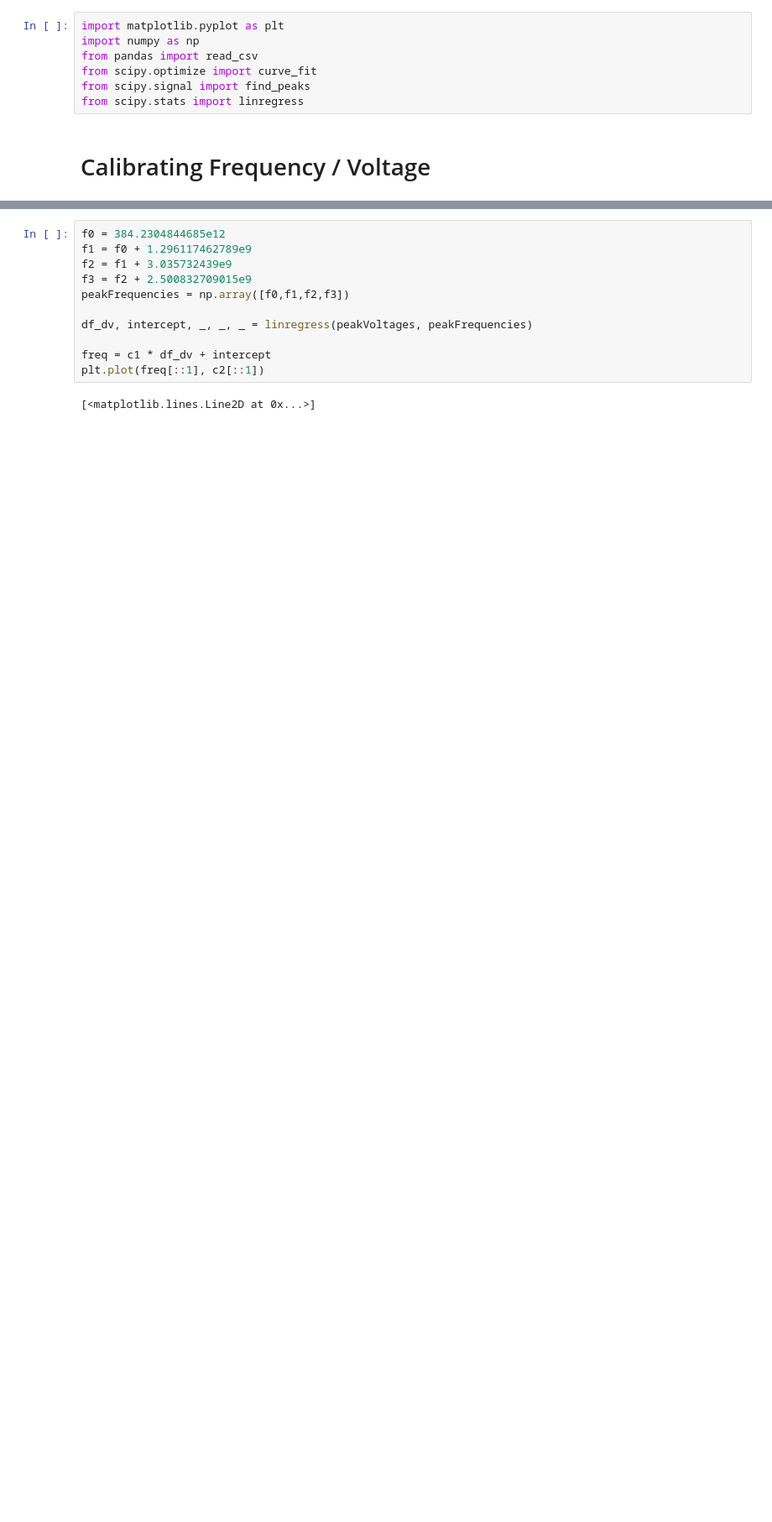
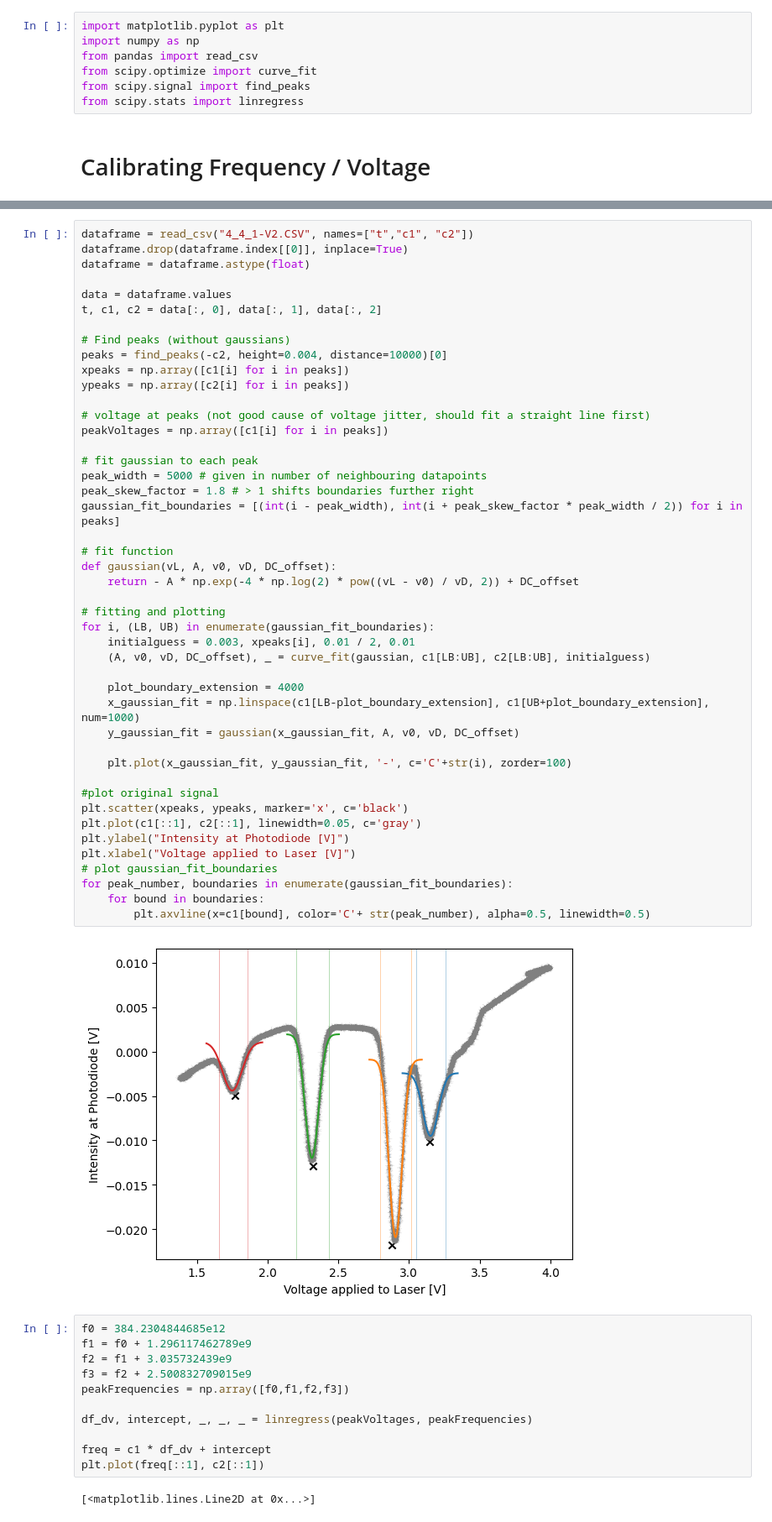
Before and after one commit to benjaminorthner/quantumlab, a Jupyter notebook: rb_spec/rb_spec.ipynb, the cells around one changed output, grey strips where cells are left out. Shown: that part at 84% size. Saved outputs shown, nothing was run; the diff lists cells and outputs as text; blank space fills up the shorter version.

```diff
--- a/rb_spec/rb_spec.ipynb
+++ b/rb_spec/rb_spec.ipynb
@@ -52,3 +58,50 @@ for peak_number, boundaries in enumerate(gaussian_fit_boundaries):
+# %%
+dataframe = read_csv("4_4_1-V2.CSV", names=["t","c1", "c2"])
+dataframe.drop(dataframe.index[[0]], inplace=True)
+dataframe = dataframe.astype(float)
+
+data = dataframe.values
+t, c1, c2 = data[:, 0], data[:, 1], data[:, 2]
+
+# Find peaks (without gaussians)
+peaks = find_peaks(-c2, height=0.004, distance=10000)[0]
+xpeaks = np.array([c1[i] for i in peaks])
+ypeaks = np.array([c2[i] for i in peaks])
+
+# voltage at peaks (not good cause of voltage jitter, should fit a straight line first)
+peakVoltages = np.array([c1[i] for i in peaks])
+
+# fit gaussian to each peak
+peak_width = 5000 # given in number of neighbouring datapoints
+peak_skew_factor = 1.8 # > 1 shifts boundaries further right
+gaussian_fit_boundaries = [(int(i - peak_width), int(i + peak_skew_factor * peak_width / 2)) for i in peaks]
+
+# fit function
+def gaussian(vL, A, v0, vD, DC_offset):
+	return - A * np.exp(-4 * np.log(2) * pow((vL - v0) / vD, 2)) + DC_offset
+
+# fitting and plotting
+for i, (LB, UB) in enumerate(gaussian_fit_boundaries):
+    initialguess = 0.003, xpeaks[i], 0.01 / 2, 0.01
+    (A, v0, vD, DC_offset), _ = curve_fit(gaussian, c1[LB:UB], c2[LB:UB], initialguess)
+
+    plot_boundary_extension = 4000
+    x_gaussian_fit = np.linspace(c1[LB-plot_boundary_extension], c1[UB+plot_boundary_extension], num=1000)
+    y_gaussian_fit = gaussian(x_gaussian_fit, A, v0, vD, DC_offset)
+
+    plt.plot(x_gaussian_fit, y_gaussian_fit, '-', c='C'+str(i), zorder=100)
+
+#plot original signal
+plt.scatter(xpeaks, ypeaks, marker='x', c='black')
+plt.plot(c1[::1], c2[::1], linewidth=0.05, c='gray')
+plt.ylabel("Intensity at Photodiode [V]")
+plt.xlabel("Voltage applied to Laser [V]")
+# plot gaussian_fit_boundaries
+for peak_number, boundaries in enumerate(gaussian_fit_boundaries):
+    for bound in boundaries:
+        plt.axvline(x=c1[bound], color='C'+ str(peak_number), alpha=0.5, linewidth=0.5)
+# %% [output]
+[figure, added]
 # %%
 f0 = 384.2304844685e12
 f1 = f0 + 1.296117462789e9
```
Also changed, not shown: parts of 2 cells of this notebook.
